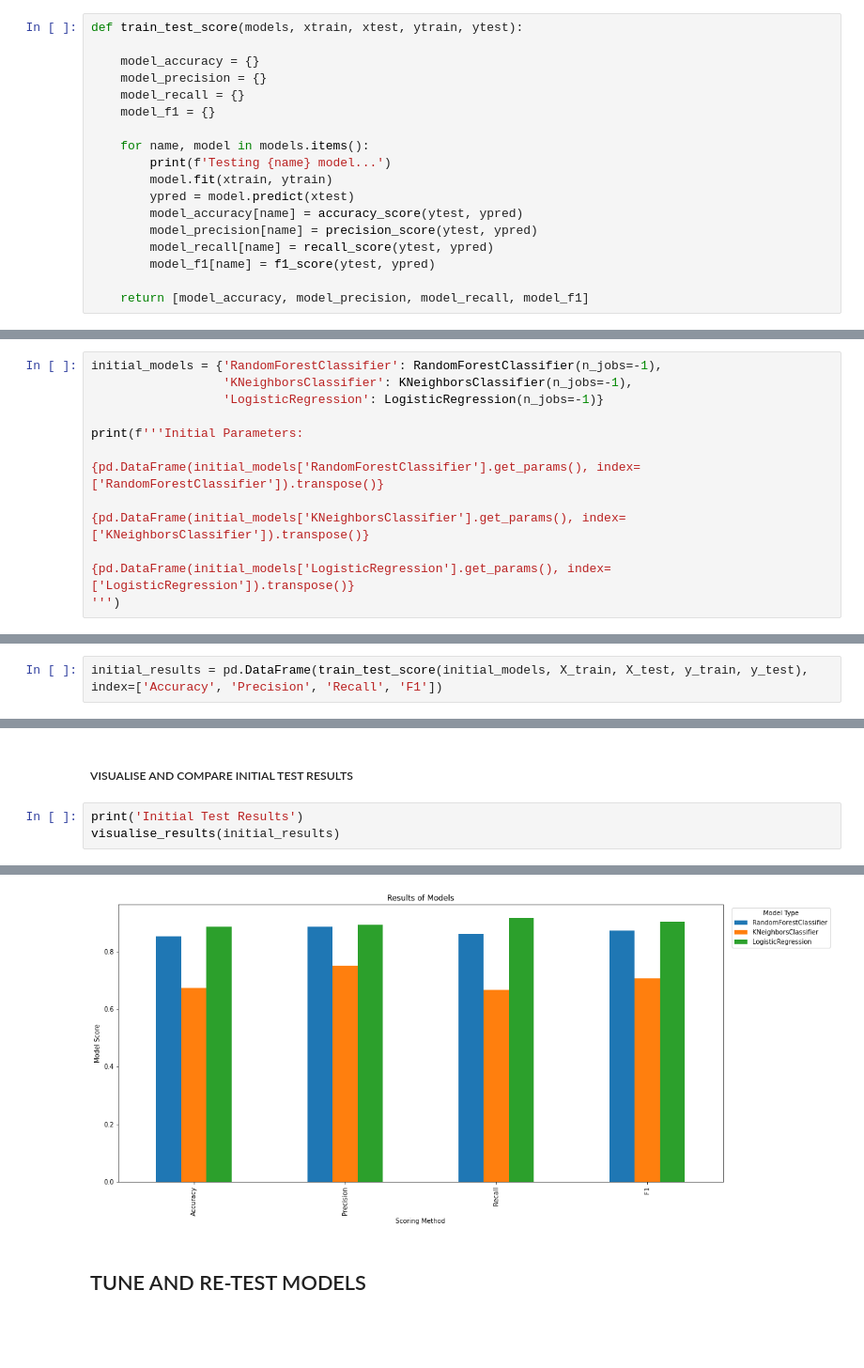
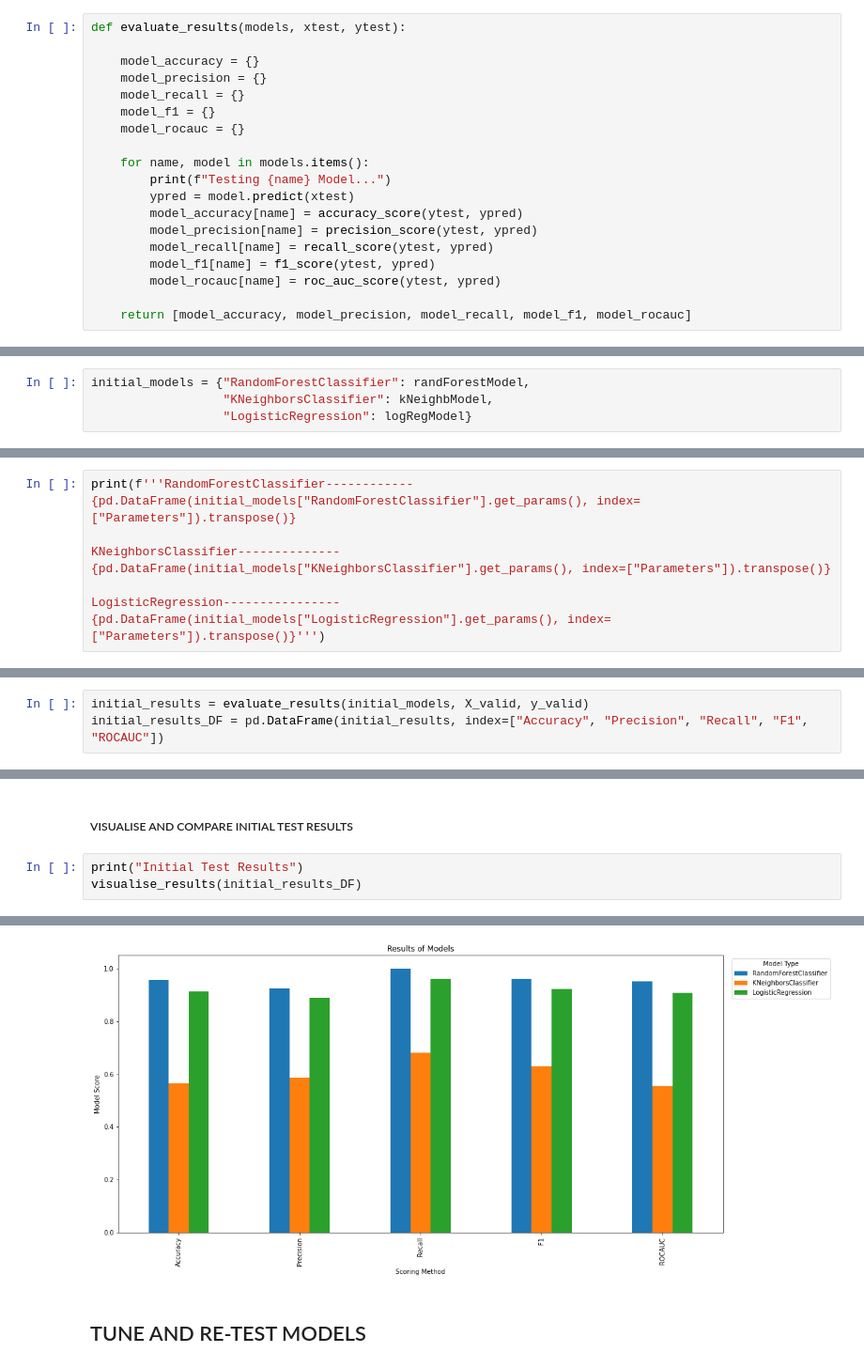
Before and after one commit to jaredpek/Heart-Disease-Classification-Model, a Jupyter notebook: HeartDiseaseModel.ipynb, the cells around one changed output, grey strips where cells are left out. Shown: that part at 94% size. Saved outputs shown, nothing was run; the diff lists cells and outputs as text; blank space fills up the shorter version.

Commit message:
heart disease model
heart disease model

```diff
--- a/HeartDiseaseModel.ipynb
+++ b/HeartDiseaseModel.ipynb
@@ -80,20 +95,25 @@ Name: target, Length: 303, dtype: int64
 # %%
-def train_test_score(models, xtrain, xtest, ytrain, ytest):
+def evaluate_results(models, xtest, ytest):
 
     model_accuracy = {}
     model_precision = {}
     model_recall = {}
     model_f1 = {}
+    model_rocauc = {}
 
     for name, model in models.items():
-        print(f'Testing {name} model...')
-        model.fit(xtrain, ytrain)
+        print(f"Testing {name} Model...")
         ypred = model.predict(xtest)
         model_accuracy[name] = accuracy_score(ytest, ypred)
         model_precision[name] = precision_score(ytest, ypred)
         model_recall[name] = recall_score(ytest, ypred)
         model_f1[name] = f1_score(ytest, ypred)
+        model_rocauc[name] = roc_auc_score(ytest, ypred)
 
-    return [model_accuracy, model_precision, model_recall, model_f1]
+    return [model_accuracy, model_precision, model_recall, model_f1, model_rocauc]
 # %% [markdown]
 ##### INITIALISE MODELS
+# %%
+initial_models = {"RandomForestClassifier": randForestModel,
+                  "KNeighborsClassifier": kNeighbModel,
+                  "LogisticRegression": logRegModel}
@@ -100,14 +122,10 @@ def train_test_score(models, xtrain, xtest, ytrain, ytest):
 # %%
-initial_models = {'RandomForestClassifier': RandomForestClassifier(n_jobs=-1),
-                  'KNeighborsClassifier': KNeighborsClassifier(n_jobs=-1),
-                  'LogisticRegression': LogisticRegression(n_jobs=-1)}
+print(f'''RandomForestClassifier------------
+{pd.DataFrame(initial_models["RandomForestClassifier"].get_params(), index=["Parameters"]).transpose()}
 
-print(f'''Initial Parameters:
+KNeighborsClassifier--------------
+{pd.DataFrame(initial_models["KNeighborsClassifier"].get_params(), index=["Parameters"]).transpose()}
 
-{pd.DataFrame(initial_models['RandomForestClassifier'].get_params(), index=['RandomForestClassifier']).transpose()}
-
-{pd.DataFrame(initial_models['KNeighborsClassifier'].get_params(), index=['KNeighborsClassifier']).transpose()}
-
-{pd.DataFrame(initial_models['LogisticRegression'].get_params(), index=['LogisticRegression']).transpose()}
-''')
+LogisticRegression----------------
+{pd.DataFrame(initial_models["LogisticRegression"].get_params(), index=["Parameters"]).transpose()}''')
 # %% [output]
@@ -131,5 +149,6 @@ warm_start                     False
 # %% [markdown]
 ##### TRAIN MODELS AND CONDUCT INITIAL TEST
 # %%
-initial_results = pd.DataFrame(train_test_score(initial_models, X_train, X_test, y_train, y_test), index=['Accuracy', 'Precision', 'Recall', 'F1'])
+initial_results = evaluate_results(initial_models, X_valid, y_valid)
+initial_results_DF = pd.DataFrame(initial_results, index=["Accuracy", "Precision", "Recall", "F1", "ROCAUC"])
 # %% [output]
@@ -146,8 +165,8 @@ def visualise_results(results):
 # %% [markdown]
 ##### VISUALISE AND COMPARE INITIAL TEST RESULTS
 # %%
-print('Initial Test Results')
-visualise_results(initial_results)
+print("Initial Test Results")
+visualise_results(initial_results_DF)
 # %% [output]
 Initial Test Results
            RandomForestClassifier  KNeighborsClassifier  LogisticRegression
@@ -158,4 +178,4 @@ F1                       0.873239              0.705882            0.904110
-[figure, old version]
+[figure, new version]
 # %% [markdown]
 ## TUNE AND RE-TEST MODELS
 # %% [markdown]
```
Also changed, not shown: parts of 50 cells of this notebook, 3 other files.
